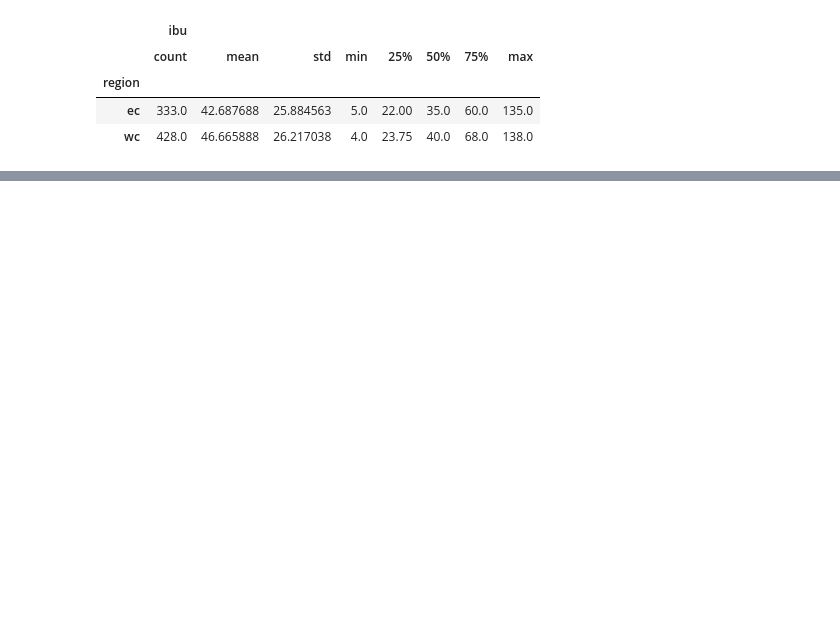
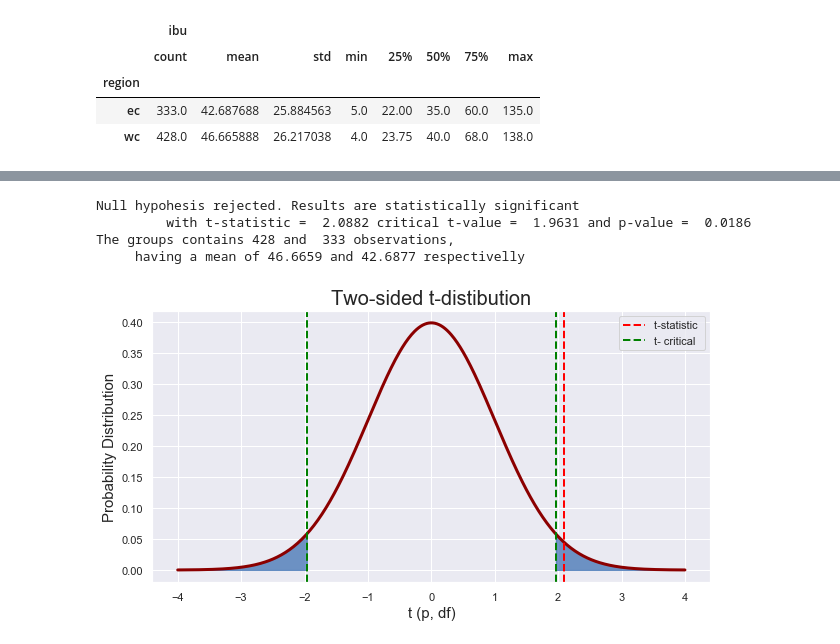
Before and after one commit to josephimathias/Beer-Hypothesis-Testing, a Jupyter notebook: Coastal IBUs.ipynb, the cells around one changed output, grey strips where cells are left out. Saved outputs shown, nothing was run; the diff lists cells and outputs as text; code cells hidden in the pictures; blank space fills up the shorter version.

Commit message:
Added Welch test to Coastal IBUs and updated test_modules

```diff
--- a/Coastal IBUs.ipynb
+++ b/Coastal IBUs.ipynb
@@ -51,0 +62,11 @@ t_value
+# %%
+ec_beers = beer_df_by_coast.loc[beer_df_by_coast['region'] == 'ec']
+wc_beers = beer_df_by_coast.loc[beer_df_by_coast['region'] == 'wc']
+wc_ibu = wc_beers['ibu']
+ec_ibu = ec_beers['ibu']
+wc_mean_ibu = wc_beers['ibu'].mean()
+ec_mean_ibu = ec_beers['ibu'].mean()
+wc_std_ibu = wc_beers['ibu'].std()
+ec_std_ibu = ec_beers['ibu'].std()
+wc_count = len(wc_beers)
+ec_count = len(ec_beers)
@@ -69,0 +142,11 @@ sns.boxplot(beer_df_by_coast['ibu'], beer_df_by_coast['region'])
+# %%
+t_stat = test.twosample_tstatistic(wc_ibu, ec_ibu)
+# %% [output]
+Null hypohesis rejected. Results are statistically significant
+         with t-statistic =  2.0882 critical t-value =  1.9631 and p-value =  0.0186
+The groups contains 428 and  333 observations,
+     having a mean of 46.6659 and 42.6877 respectivelly
+# %%
+visualization.visualize_t(t_stat, wc_count, ec_count)
+# %% [output]
+[figure, added]
```
Also changed, not shown: parts of 28 cells of this notebook, 2 other files.
